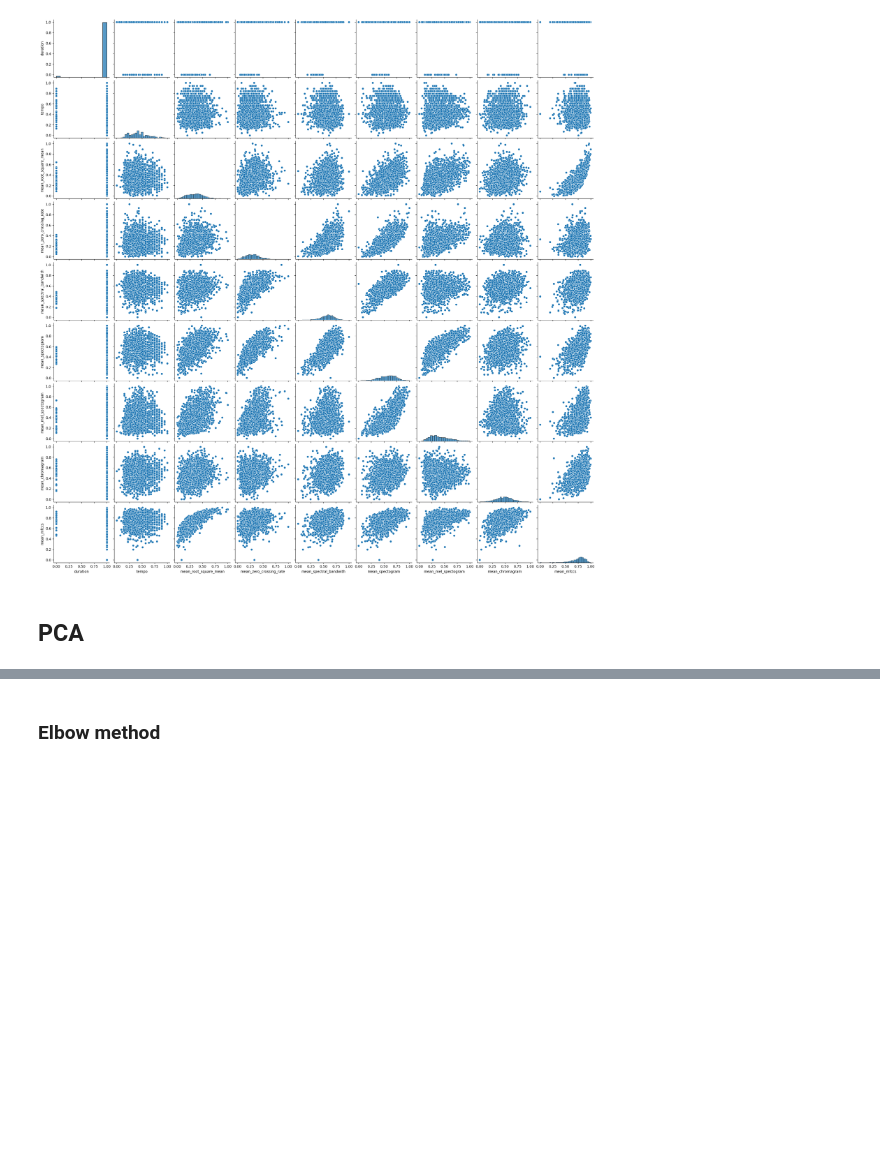
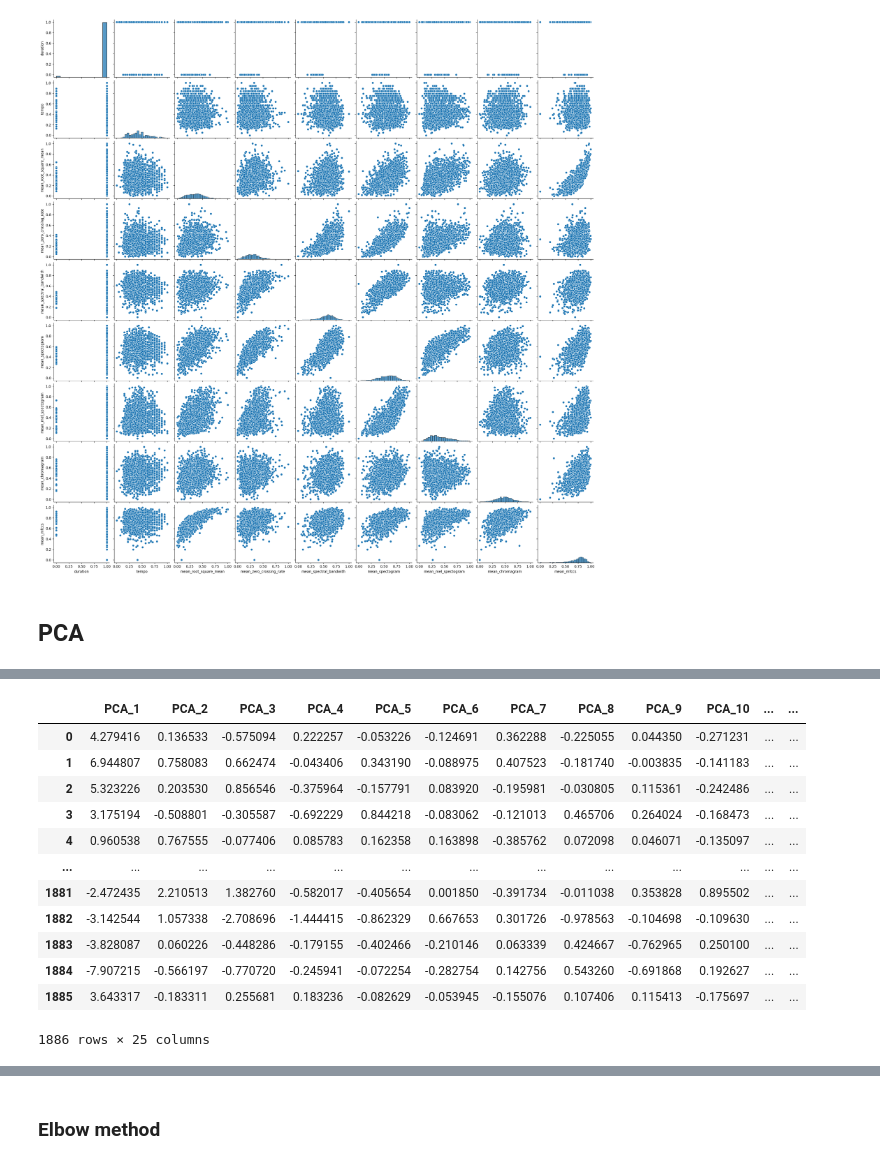
Before and after one commit to C7A7A/audio_clustering_autoencoder, a Jupyter notebook: notebooks/cluster_music.ipynb, the cells around one changed output, grey strips where cells are left out. Saved outputs shown, nothing was run; the diff lists cells and outputs as text; code cells hidden in the pictures; blank space fills up the shorter version.

```diff
--- a/notebooks/cluster_music.ipynb
+++ b/notebooks/cluster_music.ipynb
@@ -278 +331,21 @@ Sum of Explained Variance: 0.965148569542088
+# %%
+pca_data = pca.transform(df_to_cluster)
+pca_columns = [f'PCA_{i + 1}' for i in range(N_COMPONENTS)]
+df_to_cluster = pd.DataFrame(data=pca_data, columns=pca_columns)
+
+df_to_cluster
+# %% [output]
+|  | PCA_1 | PCA_2 | PCA_3 | PCA_4 | PCA_5 | PCA_6 | PCA_7 | PCA_8 | PCA_9 | PCA_10 | ... | ... |
+| 0 | 4.279416 | 0.136533 | -0.575094 | 0.222257 | -0.053226 | -0.124691 | 0.362288 | -0.225055 | 0.044350 | -0.271231 | ... | ... |
+| 1 | 6.944807 | 0.758083 | 0.662474 | -0.043406 | 0.343190 | -0.088975 | 0.407523 | -0.181740 | -0.003835 | -0.141183 | ... | ... |
+| 2 | 5.323226 | 0.203530 | 0.856546 | -0.375964 | -0.157791 | 0.083920 | -0.195981 | -0.030805 | 0.115361 | -0.242486 | ... | ... |
+| 3 | 3.175194 | -0.508801 | -0.305587 | -0.692229 | 0.844218 | -0.083062 | -0.121013 | 0.465706 | 0.264024 | -0.168473 | ... | ... |
+| 4 | 0.960538 | 0.767555 | -0.077406 | 0.085783 | 0.162358 | 0.163898 | -0.385762 | 0.072098 | 0.046071 | -0.135097 | ... | ... |
+| ... | ... | ... | ... | ... | ... | ... | ... | ... | ... | ... | ... | ... |
+| 1881 | -2.472435 | 2.210513 | 1.382760 | -0.582017 | -0.405654 | 0.001850 | -0.391734 | -0.011038 | 0.353828 | 0.895502 | ... | ... |
+| 1882 | -3.142544 | 1.057338 | -2.708696 | -1.444415 | -0.862329 | 0.667653 | 0.301726 | -0.978563 | -0.104698 | -0.109630 | ... | ... |
+| 1883 | -3.828087 | 0.060226 | -0.448286 | -0.179155 | -0.402466 | -0.210146 | 0.063339 | 0.424667 | -0.762965 | 0.250100 | ... | ... |
+| 1884 | -7.907215 | -0.566197 | -0.770720 | -0.245941 | -0.072254 | -0.282754 | 0.142756 | 0.543260 | -0.691868 | 0.192627 | ... | ... |
+| 1885 | 3.643317 | -0.183311 | 0.255681 | 0.183236 | -0.082629 | -0.053945 | -0.155076 | 0.107406 | 0.115413 | -0.175697 | ... | ... |
+1886 rows × 25 columns
 # %% [markdown]
```
Also changed, not shown: parts of 17 cells of this notebook.
